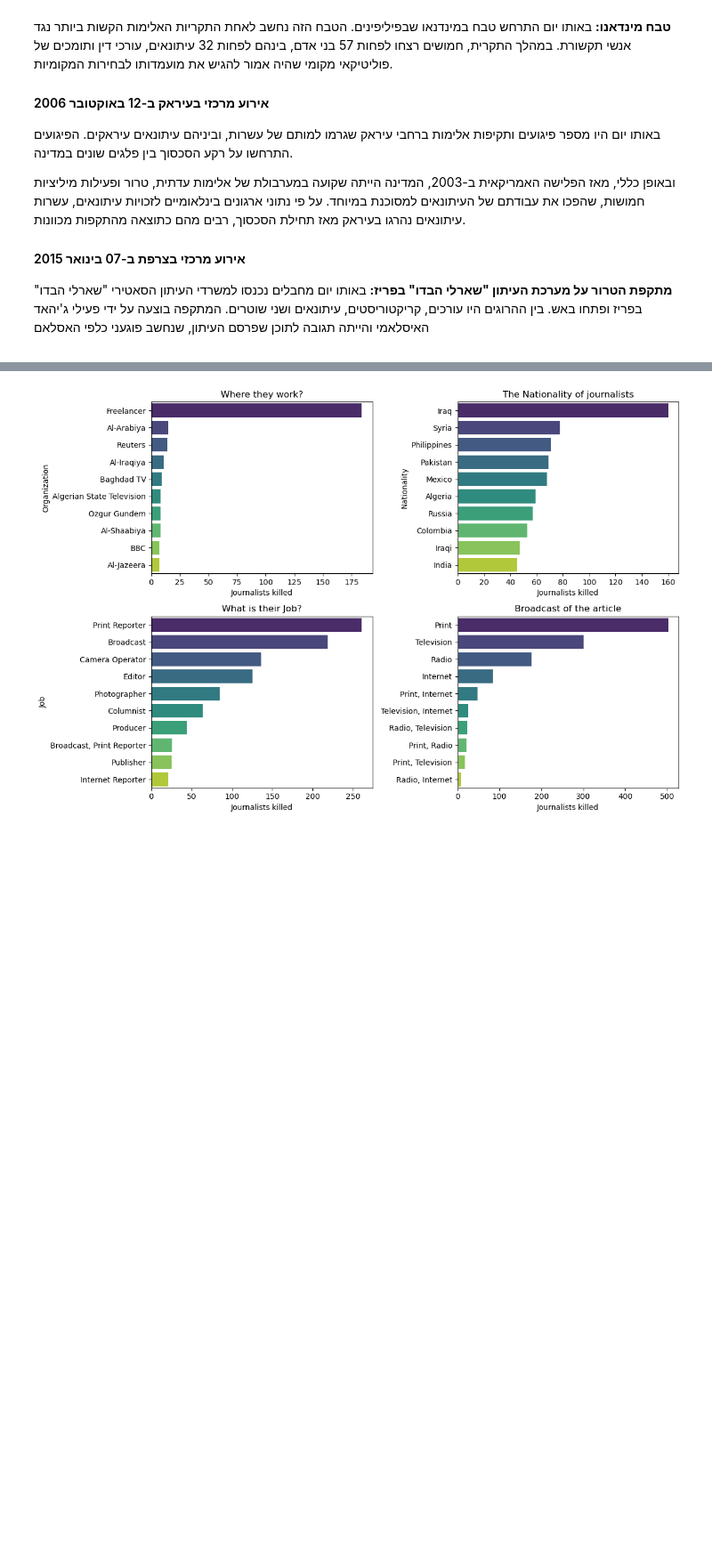
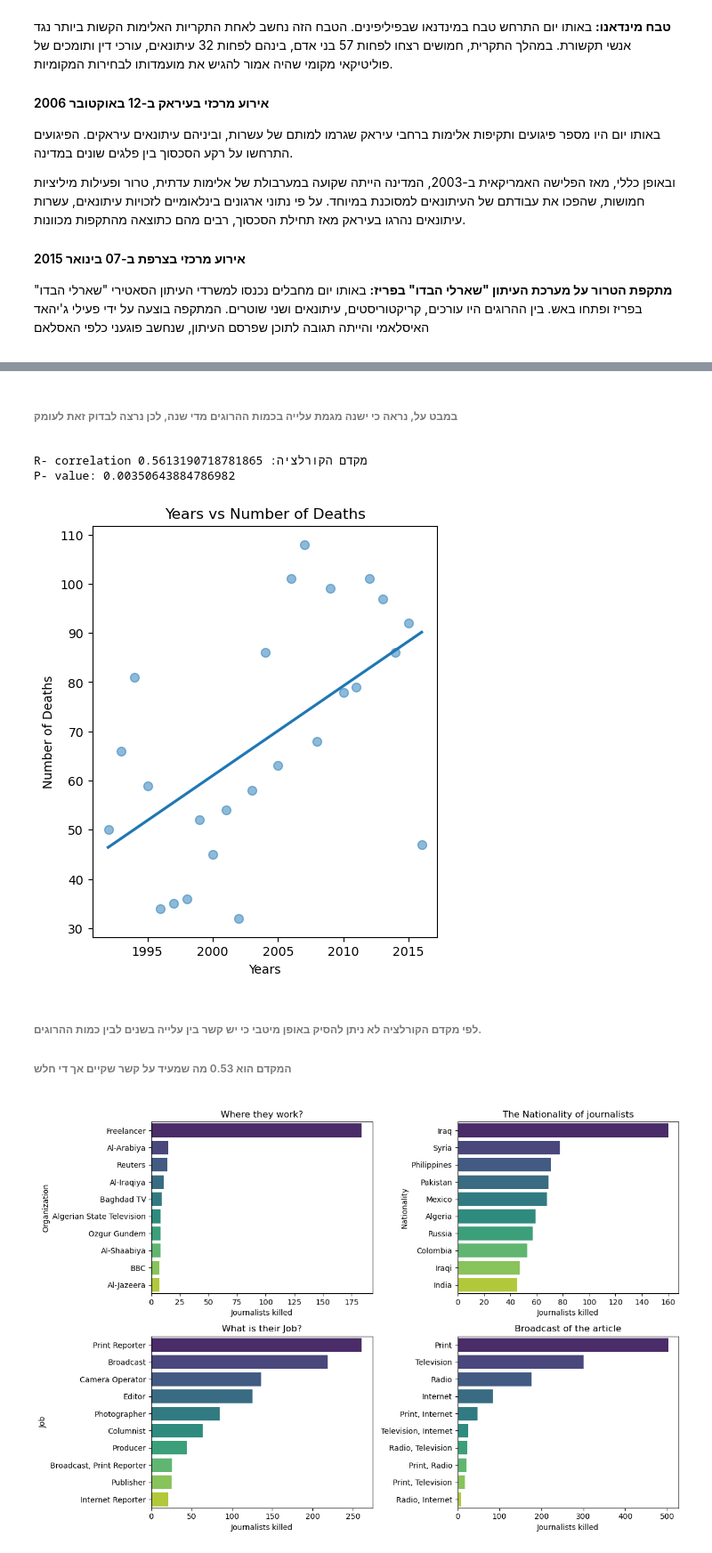
Before and after one commit to lauMren/Journalists-Project, a Jupyter notebook: LAST196.ipynb, the cells around one changed output, grey strips where cells are left out. Shown: that part at 89% size. Saved outputs shown, nothing was run; the diff lists cells and outputs as text; code cells hidden in the pictures; blank space fills up the shorter version.

```diff
--- a/LAST196.ipynb
+++ b/LAST196.ipynb
@@ -342,0 +451,4 @@ plt.show()
+# %% [markdown]
+<div dir="rtl">
+
+ ###### במבט על, נראה כי ישנה מגמת עלייה בכמות ההרוגים מדי שנה, לכן נרצה לבדוק זאת לעומק
@@ -343,3 +462,24 @@ plt.show()
+# %%
+print(f"R- correlation מקדם הקורלציה: {correlation}")
+print(f"P- value: {p_value}")
+
+plt.figure(figsize=(5, 6))
+sns.regplot(x=years, y=deaths, ci=None, scatter_kws={"s": 50, "alpha": 0.5})
+plt.xlabel('Years')
+plt.ylabel('Number of Deaths')
+plt.title('Years vs Number of Deaths')
+plt.show()
+# %% [output]
+R- correlation מקדם הקורלציה: 0.5613190718781865
+P- value: 0.00350643884786982
+[figure, new version]
+# %% [markdown]
+<div dir="rtl">
+
+###### לפי מקדם הקורלציה לא ניתן להסיק באופן מיטבי כי יש קשר בין עלייה בשנים לבין כמות ההרוגים.
+###### המקדם הוא 0.53 מה שמעיד על קשר שקיים אך די חלש
+
+</div>
 # %%
 jour.loc[jour['Organization'].isin(['Freelance', 'freelance', 'Freelancer']), 'Organization'] = 'Freelancer'
 # %%
```
Also changed, not shown: parts of 38 cells of this notebook.
